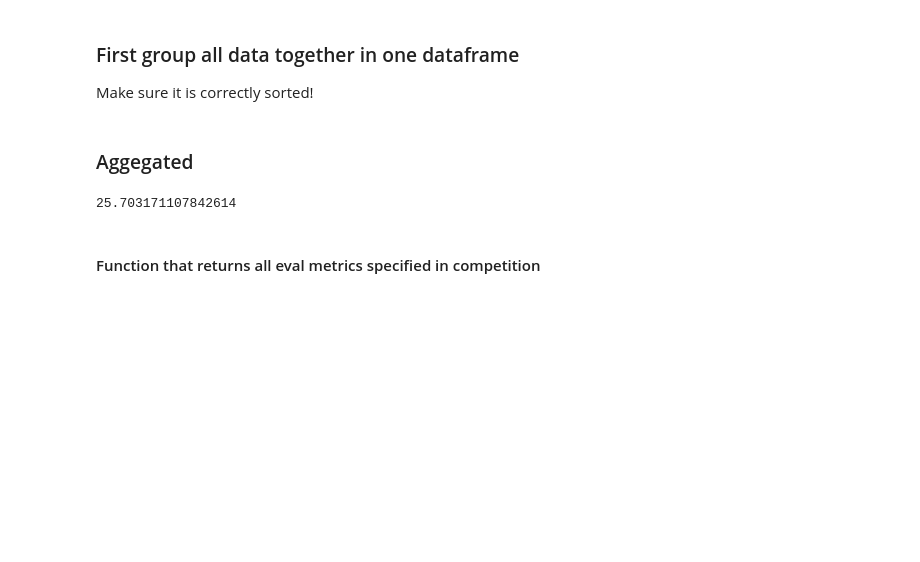
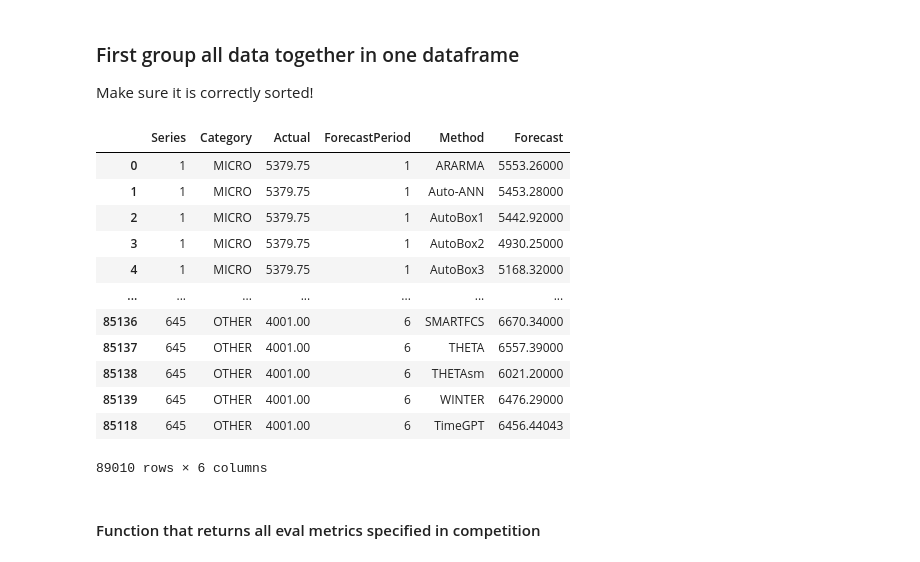
Before and after one commit to tom-alten/OutsmartingTime, a Jupyter notebook: M-Competitions/M3-Competition/Year/M3_Yearly_eval.ipynb, the cells around one changed output. Cells and saved outputs as stored; diff of their text form; code cells hidden in the pictures; blank space fills up the shorter version.

```diff
--- a/M-Competitions/M3-Competition/Year/M3_Yearly_eval.ipynb
+++ b/M-Competitions/M3-Competition/Year/M3_Yearly_eval.ipynb
@@ -12,7 +12,7 @@ pd.set_option('display.max_rows', 30)
 # %% [markdown]
 ### Actual and TimeGPT forecats
 # %%
-df_train = pd.read_parquet('M3_yearly_processed_v2.parquet')
+df_train = pd.read_parquet('M3_yearly_processed.parquet')
 df_eval = pd.read_parquet('M3_yearly_simple_forecasts.parquet')
 # %% [markdown]
 ### Other methods used in competition
@@ -135,5 +135,3 @@ updated_df = pd.concat([df, timegpt_df])
 updated_df.sort_values(by = ['Series', 'ForecastPeriod'], inplace = True)
 updated_df.drop(columns = 'TimeGPT', inplace = True)
 updated_df.drop_duplicates(inplace= True)
-# %% [markdown]
-### Aggegated
@@ -169,8 +138,18 @@ results_df.reset_index(inplace = True, drop = True)
-# %%
-print(results_df.loc[(results_df['Method'] == 'ARARMA') &
-                     (results_df['ForecastPeriod'] == 6)]['sMAPE'].mean())
-### Works! ###
-# %% [output]
-25.703171107842614
+# %%
+updated_df
+# %% [output]
+|  | Series | Category | Actual | ForecastPeriod | Method | Forecast |
+| 0 | 1 | MICRO | 5379.75 | 1 | ARARMA | 5553.26000 |
+| 1 | 1 | MICRO | 5379.75 | 1 | Auto-ANN | 5453.28000 |
+| 2 | 1 | MICRO | 5379.75 | 1 | AutoBox1 | 5442.92000 |
+| 3 | 1 | MICRO | 5379.75 | 1 | AutoBox2 | 4930.25000 |
+| 4 | 1 | MICRO | 5379.75 | 1 | AutoBox3 | 5168.32000 |
+| ... | ... | ... | ... | ... | ... | ... |
+| 85136 | 645 | OTHER | 4001.00 | 6 | SMARTFCS | 6670.34000 |
+| 85137 | 645 | OTHER | 4001.00 | 6 | THETA | 6557.39000 |
+| 85138 | 645 | OTHER | 4001.00 | 6 | THETAsm | 6021.20000 |
+| 85139 | 645 | OTHER | 4001.00 | 6 | WINTER | 6476.29000 |
+| 85118 | 645 | OTHER | 4001.00 | 6 | TimeGPT | 6456.44043 |
+89010 rows × 6 columns
 # %% [markdown]
 #### Function that returns all eval metrics specified in competition
```
Also changed, not shown: parts of 12 cells of this notebook, 14 other files.
